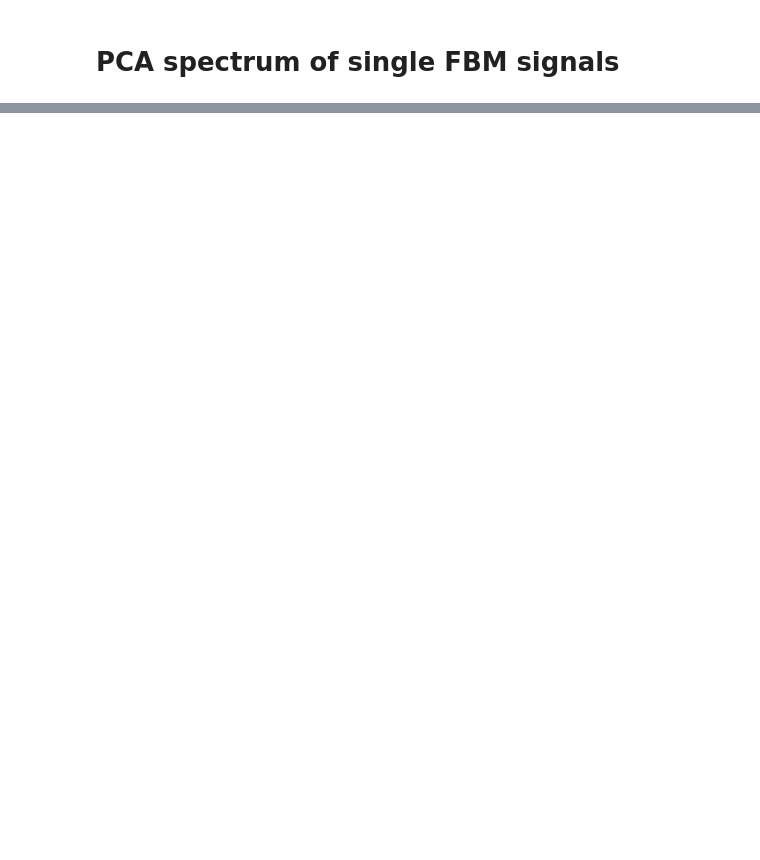
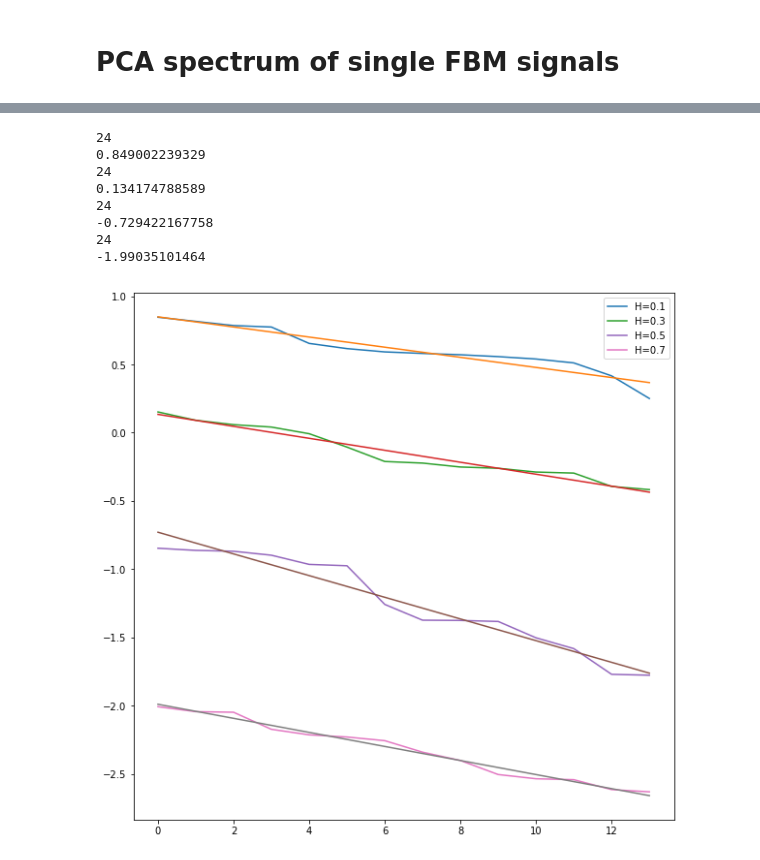
Before and after one commit to Agrim9/MultiFractal_Signal_Analysis, a Jupyter notebook: FBM_NB.ipynb, the cells around one changed output, grey strips where cells are left out. Drawn from its saved outputs; the diff is of its cells as text; code cells hidden in the pictures; blank space fills up the shorter version.

```diff
--- a/FBM_NB.ipynb
+++ b/FBM_NB.ipynb
@@ -208,0 +271,75 @@ get_wavelet_var('db10',0)
+# %%
+import pywt
+
+def Lf(x, A, B): # this is your 'straight line' y=f(x)
+    return A*x + B
+
+def Qf(x, A, B,C): # this is your 'straight line' y=f(x)
+    return A*x**2 + B*x + C
+
+def get_wavelet_var(wavelet,H=0.3,samp_size=150,est_sil=0,plot_sil=1):
+
+    f = FBM(n=samp_size, hurst=H, length=0.5, method='daviesharte')
+    # Generate a fBm realization
+    fbm_sample = f.fbm()
+    # Get the times associated with the fBm
+    t_values = f.times()
+    cA, cD = pywt.dwt(fbm_sample, wavelet)
+
+    M=len(cD)
+    #print(M)
+    R=np.zeros(M+1) #Autocorrelation: r[0] to r[p-1]
+
+    for k in range(M+1):
+        cD_shift=shift(cD, k, cval=0)
+        R[k]=np.sum(cD*np.conjugate(cD_shift))
+
+    AutoCorr_mat=toeplitz(R[0:M],R[0:M])
+
+    M=len(cD)//2
+    #print(M)
+    AutoCorr_mat_orig=np.zeros((M+1,M+1))
+    for j in range(M+1):
+        orig_seq=fbm_sample[j:M+j]
+        for k in range(M+1):
+            shift_seq=fbm_sample[k:M+k]
+            AutoCorr_mat_orig[j][k]=np.sum(orig_seq*np.conjugate(shift_seq))
+
+#     print(AutoCorr_mat_orig)
+#     print(AutoCorr_mat)
+#     print((np.log2(AutoCorr_mat_orig[0][0]/AutoCorr_mat[0][0])+1)/2)
+    U,S,V=svd(AutoCorr_mat_orig)
+    rejection=0.33
+    print(2*int(rejection*M))
+    if(est_sil!=1):
+        A,B = curve_fit(Lf,np.arange(M-2*int(rejection*M))\
+                        ,np.log10(S[int(rejection*M):M-int(rejection*M)]))[0] # your data x, y to fit
+    if(plot_sil!=1):
+        ax.plot(np.arange(M-2*int(rejection*M))\
+                ,np.log10(S[int(rejection*M):M-int(rejection*M)]),label=str("H="+str(H)))
+        if(est_sil!=1):
+            plt.plot([0,M-2*int(rejection*M)-1],[B,A*(M-2*int(rejection*M)-1)+B])
+    if(est_sil!=1):
+        print(B)
+        return B
+
+plt.rcParams['figure.figsize'] = (10, 10)
+fig = plt.figure()
+ax= fig.add_subplot(111)
+get_wavelet_var('haar',0.1,plot_sil=0)
+get_wavelet_var('haar',0.3,plot_sil=0)
+get_wavelet_var('haar',0.5,plot_sil=0)
+get_wavelet_var('haar',0.7,plot_sil=0)
+handles, labels = ax.get_legend_handles_labels()
+ax.legend(handles, labels)
+plt.show()
+# %% [output]
+24
+0.849002239329
+24
+0.134174788589
+24
+-0.729422167758
+24
+-1.99035101464
+[figure, added]
```
Also changed, not shown: parts of 9 cells of this notebook, 3 other files.
